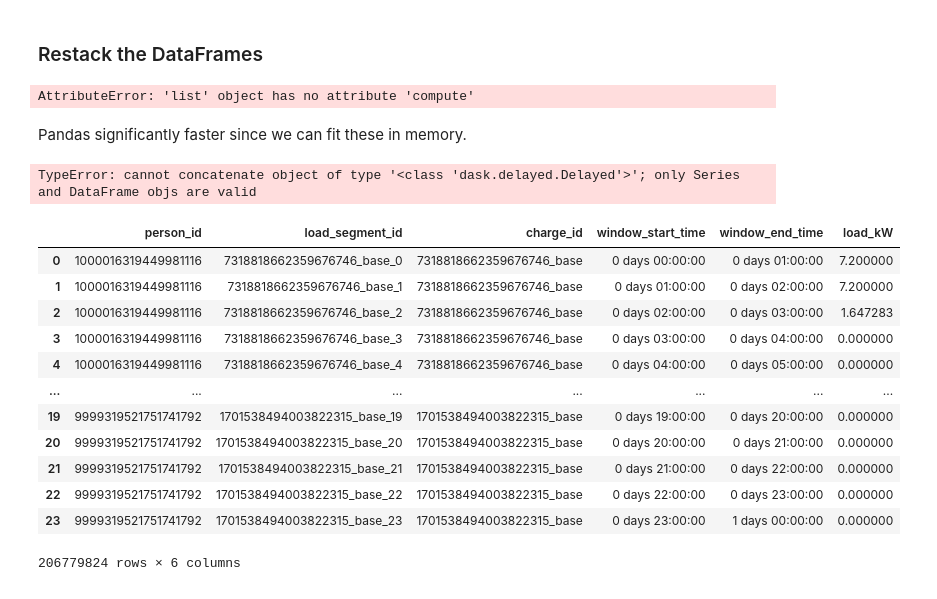
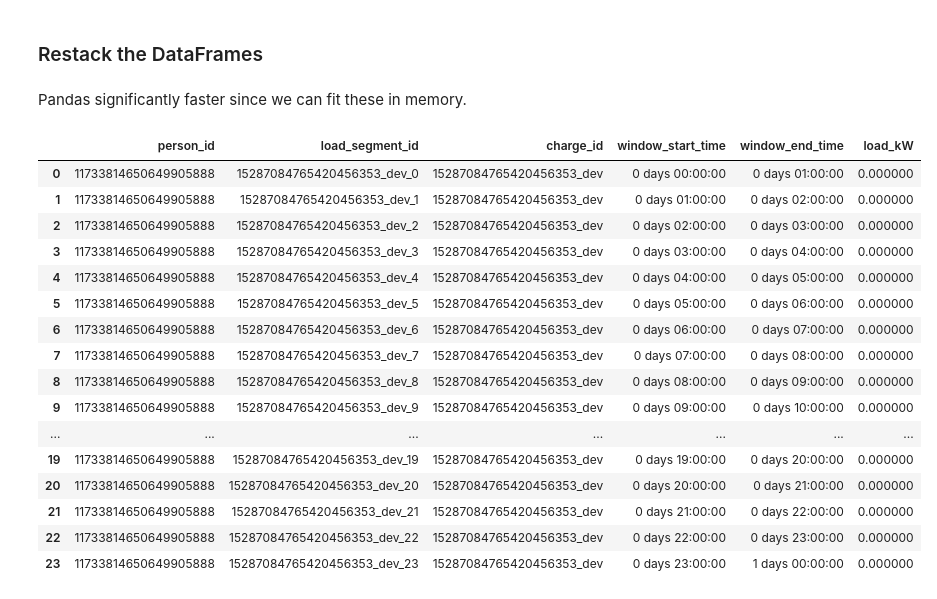
Before and after one commit to rmi-mobility-data-science/replicaEVSE, a Jupyter notebook: notebooks/4_run_simulation.ipynb, the cells around one changed output. Drawn from its saved outputs; the diff is of its cells as text; code cells hidden in the pictures.

```diff
--- a/notebooks/4_run_simulation.ipynb
+++ b/notebooks/4_run_simulation.ipynb
@@ -13,28 +13,25 @@ import dask.dataframe as dd
 %reload_ext autoreload
 %autoreload 2
 
-
-
 pd.set_option('display.max_columns', None)
 
-datadir = '../../data'
+datadir = '../../../data'
 mode = 'ON_DEMAND_AUTO'
 simulation_id = 'dev'
 test = True
 
 #Created in the EIA_data_download.ipynb notebook
-existing_load=pd.read_csv('../../data/EIA_demand_summary.csv')
+existing_load=pd.read_csv('../../../data/EIA_demand_summary.csv')
 if test:
     # df = pd.read_parquet(os.path.join(datadir, 'wa_pop_and_trips_subsample.parquet'))
-    df = dd.read_parquet(os.path.join(datadir, 'wa_pop_and_trips_sorted.parquet'))
+    df = pd.read_parquet(os.path.join(datadir, 'wa_pop_and_trips_sorted.parquet'))
     # df = df.loc[df['mode'] == mode]
     df = df.sample(frac=0.001, random_state=1)
     # df = df.sort_values(by=['person_id', 'start_time']).reset_index(drop=True)
     simulation_id = 'dev'
+    print(len(df))
 
 else:
-
-
     # read in the joined trips and population data sets
     merged_df = pd.read_parquet(os.path.join(datadir, 'wa_pop_and_trips_sorted.parquet'))
 
@@ -55,4 +55,7 @@ Name: mode, dtype: object
 # %%
-df = df.loc[df['mode'] == 'ON_DEMAND_AUTO']
+df_heavy = df.loc[df['vehicle_type'] == 'HEAVY_COMMERCIAL']
+df_medium = df.loc[df['vehicle_type'] == 'HEAVY_COMMERCIAL']
+
 df = df.sort_values(by=['person_id', 'start_time']).reset_index(drop=True)
-df = df.compute()
+print(len(df))
+#df = df.compute()
@@ -93,12 +97,16 @@ df_list = np.array_split(df, number_of_chunks)
 # %%
 # run the simulation in parallel
 # df must be a pandas dataframe
-charge_sims = joblib.Parallel(verbose=10, n_jobs=-1)(
-    joblib.delayed(sim.simulate_person_load)(
-    trips_df=df,
-    existing_load=existing_load,
-    simulation_id=simulation_id,
-    managed=False
-) for df in df_list)
+
+charge_sims = joblib.Parallel(verbose=10, n_jobs=-1)(joblib.delayed(sim.simulate_person_load)(trips_df=df_i,
+        existing_load=existing_load,
+        simulation_id=simulation_id,
+        managed=False)
+     for df_i in df_list)
+
+# sim.simulate_person_load(trips_df=df,
+#         existing_load=existing_load,
+#         simulation_id=simulation_id,
+#         managed=False)
 # %% [output]
 [Parallel(n_jobs=-1)]: Using backend LokyBackend with 64 concurrent workers.
@@ -112,31 +120,29 @@ charge_sims = joblib.Parallel(verbose=10, n_jobs=-1)(
 # restack the dataframes
 charges_list = [x['charges'] for x in charge_sims]
 loads_list = [x['loads'] for x in charge_sims]
-# %%
-charges_list
-# %% [output]
-AttributeError: 'list' object has no attribute 'compute'
 # %% [markdown]
 Pandas significantly faster since we can fit these in memory.
 # %%
 # restack the dataframes
 charges_df = pd.concat(charges_list)
 loads_df = pd.concat(loads_list) # huge ~200 million rows
-# %% [output]
-TypeError: cannot concatenate object of type '<class 'dask.delayed.Delayed'>'; only Series and DataFrame objs are valid
-# %%
-loads_df
-# %% [output]
-|  | person_id | load_segment_id | charge_id | window_start_time | window_end_time | load_kW |
-| 0 | 1000016319449981116 | 7318818662359676746_base_0 | 7318818662359676746_base | 0 days 00:00:00 | 0 days 01:00:00 | 7.200000 |
-| 1 | 1000016319449981116 | 7318818662359676746_base_1 | 7318818662359676746_base | 0 days 01:00:00 | 0 days 02:00:00 | 7.200000 |
-| 2 | 1000016319449981116 | 7318818662359676746_base_2 | 7318818662359676746_base | 0 days 02:00:00 | 0 days 03:00:00 | 1.647283 |
-| 3 | 1000016319449981116 | 7318818662359676746_base_3 | 7318818662359676746_base | 0 days 03:00:00 | 0 days 04:00:00 | 0.000000 |
-| 4 | 1000016319449981116 | 7318818662359676746_base_4 | 7318818662359676746_base | 0 days 04:00:00 | 0 days 05:00:00 | 0.000000 |
-| ... | ... | ... | ... | ... | ... | ... |
-| 19 | 9999319521751741792 | 1701538494003822315_base_19 | 1701538494003822315_base | 0 days 19:00:00 | 0 days 20:00:00 | 0.000000 |
-| 20 | 9999319521751741792 | 1701538494003822315_base_20 | 1701538494003822315_base | 0 days 20:00:00 | 0 days 21:00:00 | 0.000000 |
-| 21 | 9999319521751741792 | 1701538494003822315_base_21 | 1701538494003822315_base | 0 days 21:00:00 | 0 days 22:00:00 | 0.000000 |
-| 22 | 9999319521751741792 | 1701538494003822315_base_22 | 1701538494003822315_base | 0 days 22:00:00 | 0 days 23:00:00 | 0.000000 |
-| 23 | 9999319521751741792 | 1701538494003822315_base_23 | 1701538494003822315_base | 0 days 23:00:00 | 1 days 00:00:00 | 0.000000 |
-206779824 rows × 6 columns
+# %%
+loads_df.loc[loads_df.person_id=='11733814650649905888']
+# %% [output]
+|  | person_id | load_segment_id | charge_id | window_start_time | window_end_time | load_kW |
+| 0 | 11733814650649905888 | 15287084765420456353_dev_0 | 15287084765420456353_dev | 0 days 00:00:00 | 0 days 01:00:00 | 0.000000 |
+| 1 | 11733814650649905888 | 15287084765420456353_dev_1 | 15287084765420456353_dev | 0 days 01:00:00 | 0 days 02:00:00 | 0.000000 |
+| 2 | 11733814650649905888 | 15287084765420456353_dev_2 | 15287084765420456353_dev | 0 days 02:00:00 | 0 days 03:00:00 | 0.000000 |
+| 3 | 11733814650649905888 | 15287084765420456353_dev_3 | 15287084765420456353_dev | 0 days 03:00:00 | 0 days 04:00:00 | 0.000000 |
+| 4 | 11733814650649905888 | 15287084765420456353_dev_4 | 15287084765420456353_dev | 0 days 04:00:00 | 0 days 05:00:00 | 0.000000 |
+| 5 | 11733814650649905888 | 15287084765420456353_dev_5 | 15287084765420456353_dev | 0 days 05:00:00 | 0 days 06:00:00 | 0.000000 |
+| 6 | 11733814650649905888 | 15287084765420456353_dev_6 | 15287084765420456353_dev | 0 days 06:00:00 | 0 days 07:00:00 | 0.000000 |
+| 7 | 11733814650649905888 | 15287084765420456353_dev_7 | 15287084765420456353_dev | 0 days 07:00:00 | 0 days 08:00:00 | 0.000000 |
+| 8 | 11733814650649905888 | 15287084765420456353_dev_8 | 15287084765420456353_dev | 0 days 08:00:00 | 0 days 09:00:00 | 0.000000 |
+| 9 | 11733814650649905888 | 15287084765420456353_dev_9 | 15287084765420456353_dev | 0 days 09:00:00 | 0 days 10:00:00 | 0.000000 |
+| ... | ... | ... | ... | ... | ... | ... |
+| 19 | 11733814650649905888 | 15287084765420456353_dev_19 | 15287084765420456353_dev | 0 days 19:00:00 | 0 days 20:00:00 | 0.000000 |
+| 20 | 11733814650649905888 | 15287084765420456353_dev_20 | 15287084765420456353_dev | 0 days 20:00:00 | 0 days 21:00:00 | 0.000000 |
+| 21 | 11733814650649905888 | 15287084765420456353_dev_21 | 15287084765420456353_dev | 0 days 21:00:00 | 0 days 22:00:00 | 0.000000 |
+| 22 | 11733814650649905888 | 15287084765420456353_dev_22 | 15287084765420456353_dev | 0 days 22:00:00 | 0 days 23:00:00 | 0.000000 |
+| 23 | 11733814650649905888 | 15287084765420456353_dev_23 | 15287084765420456353_dev | 0 days 23:00:00 | 1 days 00:00:00 | 0.000000 |
```
Also changed, not shown: parts of 9 cells of this notebook, 6 other files.
